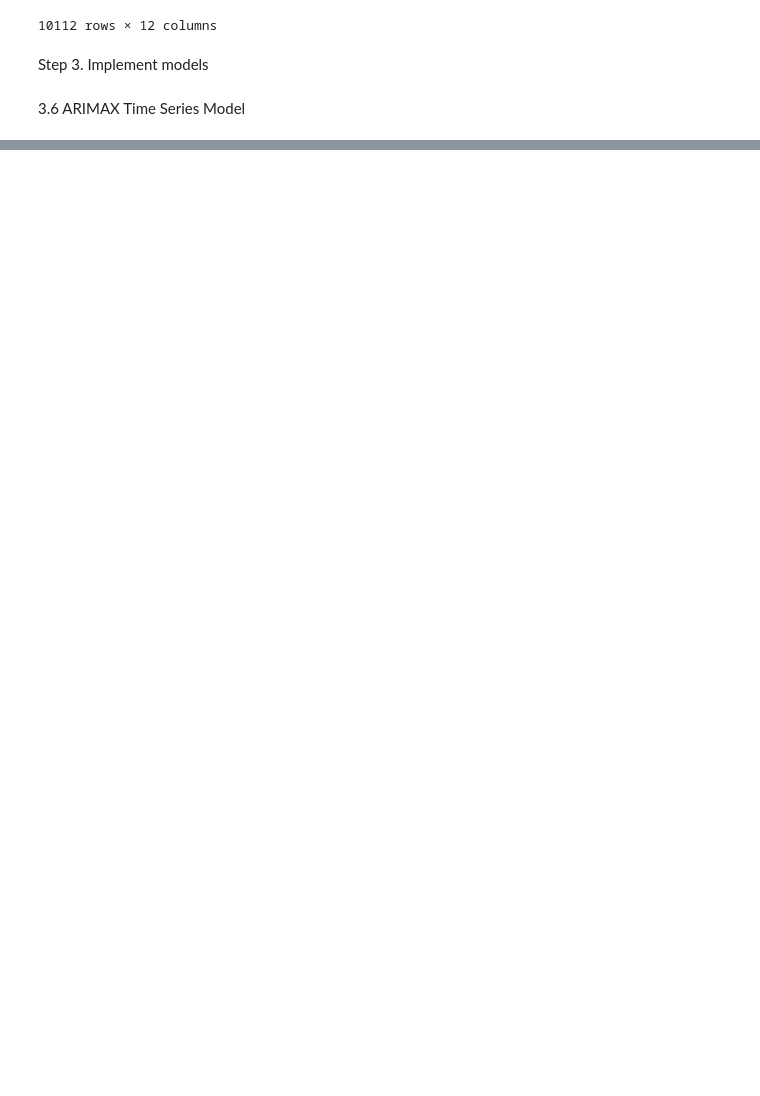
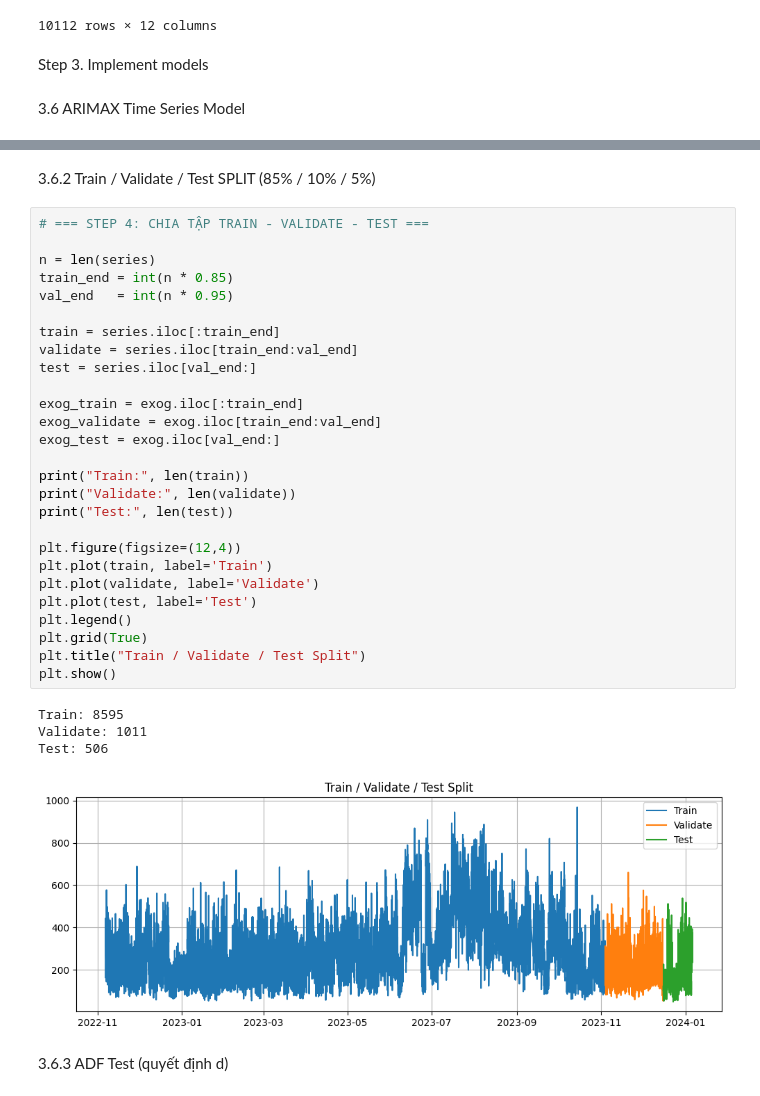
Before and after one commit to NuHuyn/mock2, a Jupyter notebook: Models/Arimax/Arimax.ipynb, the cells around one changed output, grey strips where cells are left out. Cells and saved outputs as stored; diff of their text form; blank space fills up the shorter version.

```diff
--- a/Models/Arimax/Arimax.ipynb
+++ b/Models/Arimax/Arimax.ipynb
@@ -278,0 +208,36 @@ Best ARIMAX(2, 1, 1) → AIC=91719.47, MAE=1011.8833, RMSE=1300.2323
+# %% [markdown]
+3.6.2 Train / Validate / Test SPLIT (85% / 10% / 5%)
+# %%
+# === STEP 4: CHIA TẬP TRAIN - VALIDATE - TEST ===
+
+n = len(series)
+train_end = int(n * 0.85)
+val_end   = int(n * 0.95)
+
+train = series.iloc[:train_end]
+validate = series.iloc[train_end:val_end]
+test = series.iloc[val_end:]
+
+exog_train = exog.iloc[:train_end]
+exog_validate = exog.iloc[train_end:val_end]
+exog_test = exog.iloc[val_end:]
+
+print("Train:", len(train))
+print("Validate:", len(validate))
+print("Test:", len(test))
+
+plt.figure(figsize=(12,4))
+plt.plot(train, label='Train')
+plt.plot(validate, label='Validate')
+plt.plot(test, label='Test')
+plt.legend()
+plt.grid(True)
+plt.title("Train / Validate / Test Split")
+plt.show()
+# %% [output]
+Train: 8595
+Validate: 1011
+Test: 506
+[figure, added]
+# %% [markdown]
+3.6.3 ADF Test (quyết định d)
```
Also changed, not shown: parts of 21 cells of this notebook.
